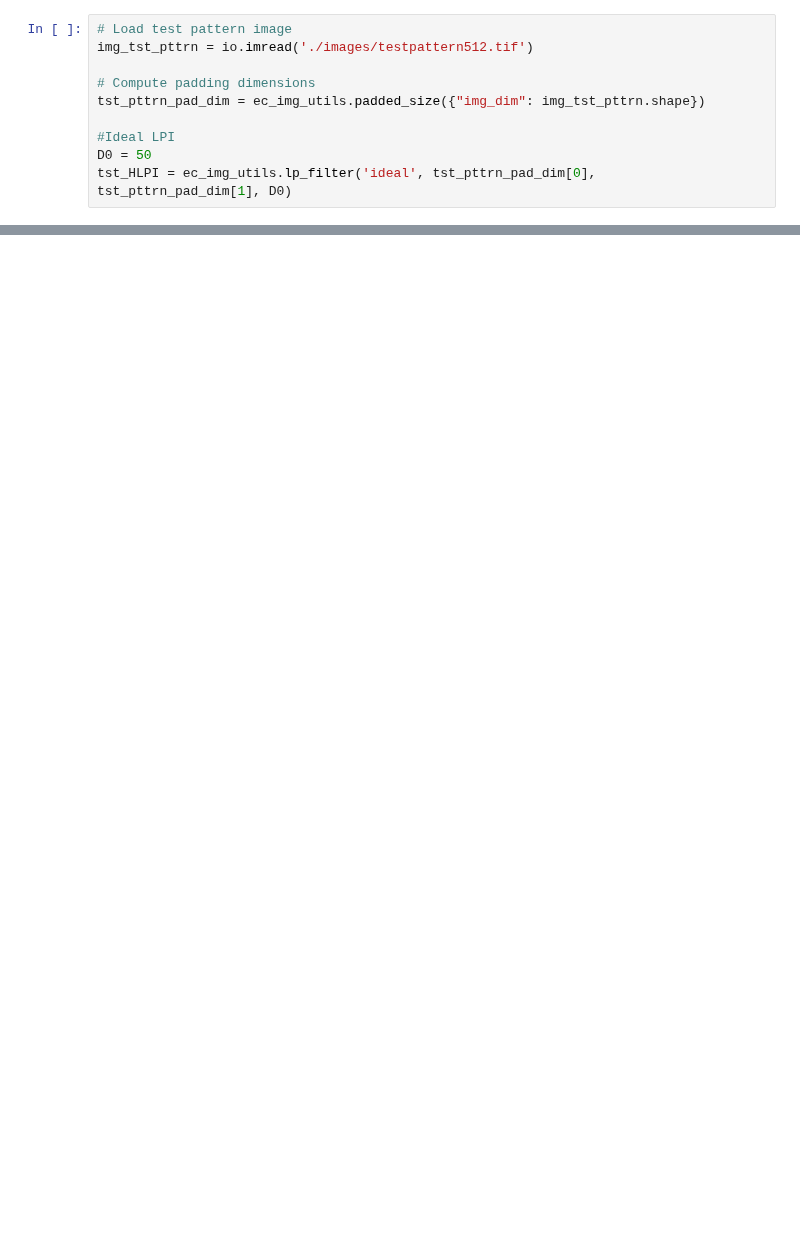
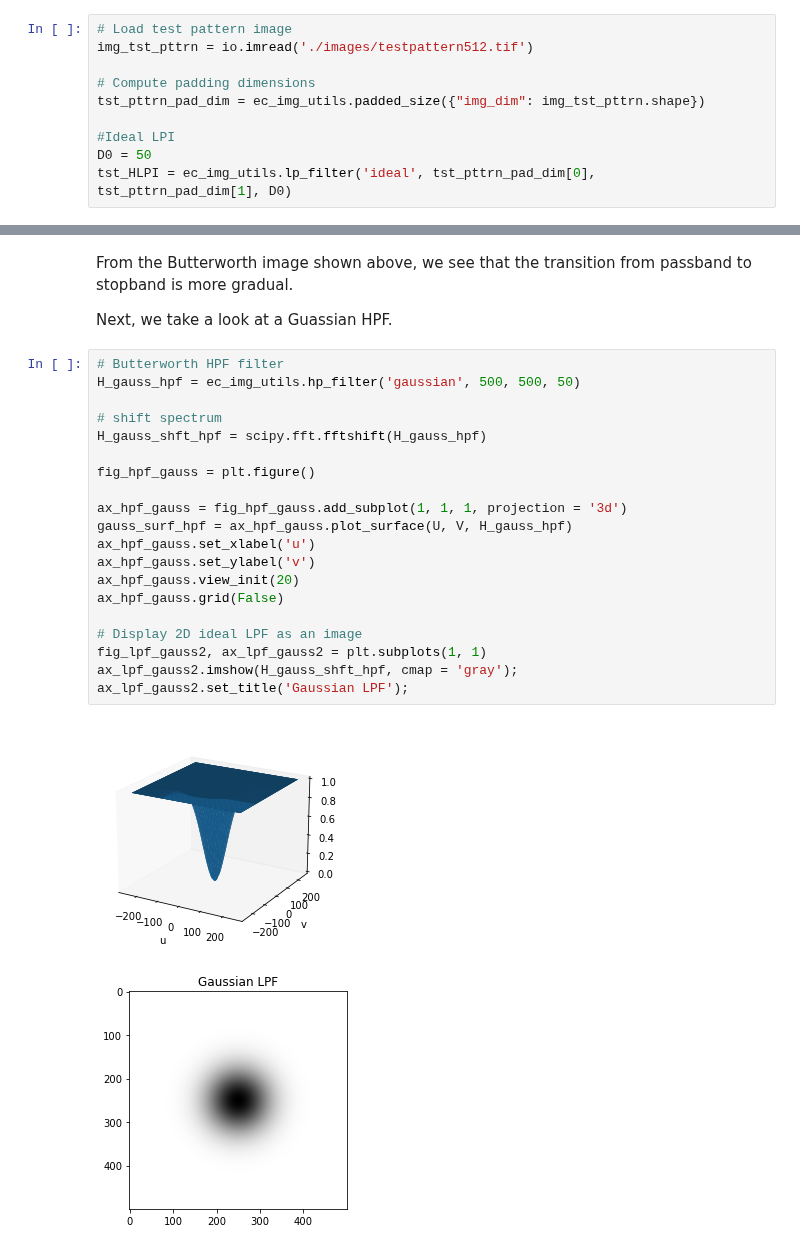
Before and after one commit to ecolon08/Digital-Image-Processing, a Jupyter notebook: Frequency_Domain_Filtering/ec_dip_freq_dom_filt_01.ipynb, the cells around one changed output, grey strips where cells are left out. Drawn from its saved outputs; the diff is of its cells as text; blank space fills up the shorter version.

```diff
--- a/Frequency_Domain_Filtering/ec_dip_freq_dom_filt_01.ipynb
+++ b/Frequency_Domain_Filtering/ec_dip_freq_dom_filt_01.ipynb
@@ -294,0 +362,26 @@ ax_tst_pttrn[3].set_title("Lowpass-filtered with Gaussian LPF");
+# %% [markdown]
+From the Butterworth image shown above, we see that the transition from passband to stopband is more gradual.
+
+Next, we take a look at a Guassian HPF.
+# %%
+# Butterworth HPF filter
+H_gauss_hpf = ec_img_utils.hp_filter('gaussian', 500, 500, 50)
+
+# shift spectrum
+H_gauss_shft_hpf = scipy.fft.fftshift(H_gauss_hpf)
+
+fig_hpf_gauss = plt.figure()
+
+ax_hpf_gauss = fig_hpf_gauss.add_subplot(1, 1, 1, projection = '3d')
+gauss_surf_hpf = ax_hpf_gauss.plot_surface(U, V, H_gauss_hpf)
+ax_hpf_gauss.set_xlabel('u')
+ax_hpf_gauss.set_ylabel('v')
+ax_hpf_gauss.view_init(20)
+ax_hpf_gauss.grid(False)
+
+# Display 2D ideal LPF as an image
+fig_lpf_gauss2, ax_lpf_gauss2 = plt.subplots(1, 1)
+ax_lpf_gauss2.imshow(H_gauss_shft_hpf, cmap = 'gray'); ax_lpf_gauss2.set_title('Gaussian LPF');
+# %% [output]
+[figure, added]
+[figure, added]
```
Also changed, not shown: parts of 12 cells of this notebook, 1 other file.
